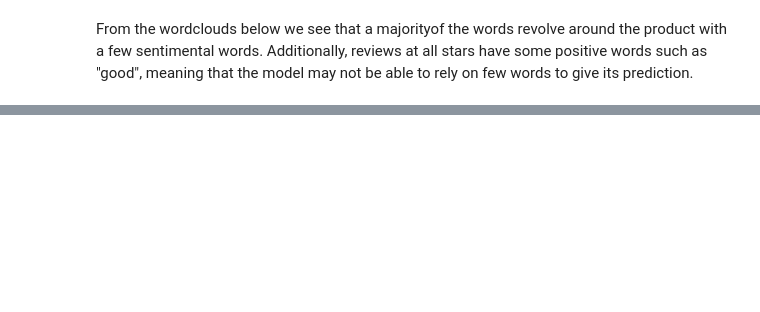
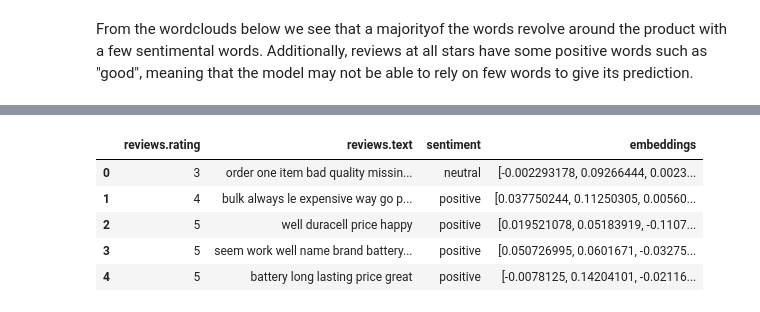
Before and after one commit to Mtortolani/Amazon-Review-Sentiment-Analysis, a Jupyter notebook: notebooks/main.ipynb, the cells around one changed output, grey strips where cells are left out. Cells and saved outputs as stored; diff of their text form; code cells hidden in the pictures; blank space fills up the shorter version.

Commit message:
added models/embeddings

```diff
--- a/notebooks/main.ipynb
+++ b/notebooks/main.ipynb
@@ -127,0 +141,22 @@ for rating in range(1,6):
+# %%
+# load the word2vec model
+word2vec_model = KeyedVectors.load_word2vec_format('../GoogleNews-vectors-negative300.bin.gz', binary=True)
+# %%
+# get the word embeddings for the reviews in the dataset
+def get_sentence_embedding(sentence):
+    words = sentence.split()
+    embeddings = [word2vec_model[word] for word in words if word in word2vec_model]
+    if embeddings:
+        return np.mean(embeddings, axis=0)
+    else:
+        return np.zeros(word2vec_model.vector_size)
+
+df['embeddings'] = df['reviews.text'].apply(get_sentence_embedding)
+df.head()
+# %% [output]
+|  | reviews.rating | reviews.text | sentiment | embeddings |
+| 0 | 3 | order one item bad quality missin... | neutral | [-0.002293178, 0.09266444, 0.0023... |
+| 1 | 4 | bulk always le expensive way go p... | positive | [0.037750244, 0.11250305, 0.00560... |
+| 2 | 5 | well duracell price happy | positive | [0.019521078, 0.05183919, -0.1107... |
+| 3 | 5 | seem work well name brand battery... | positive | [0.050726995, 0.0601671, -0.03275... |
+| 4 | 5 | battery long lasting price great | positive | [-0.0078125, 0.14204101, -0.02116... |
```
Also changed, not shown: parts of 9 cells of this notebook, 1 other file.
